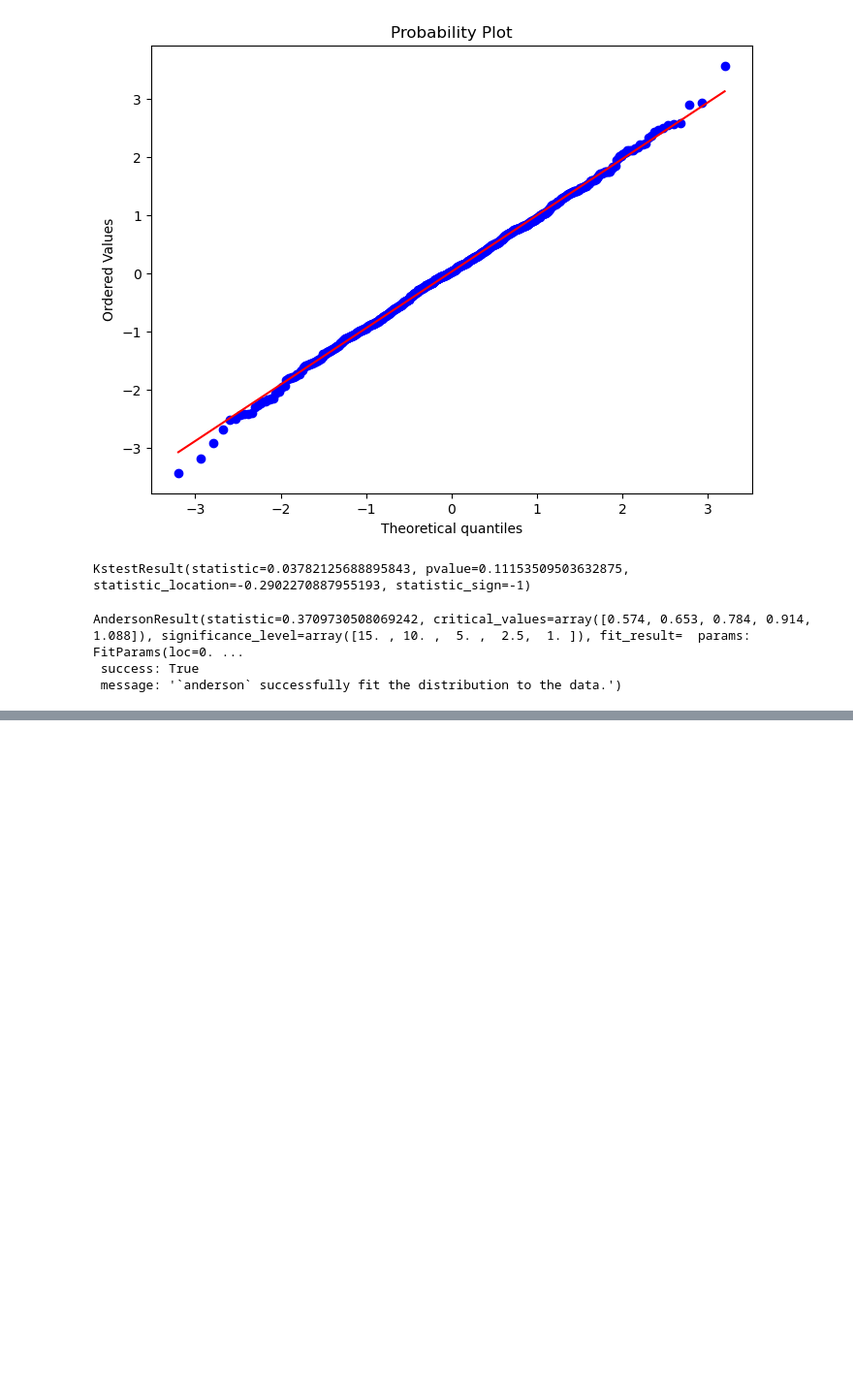
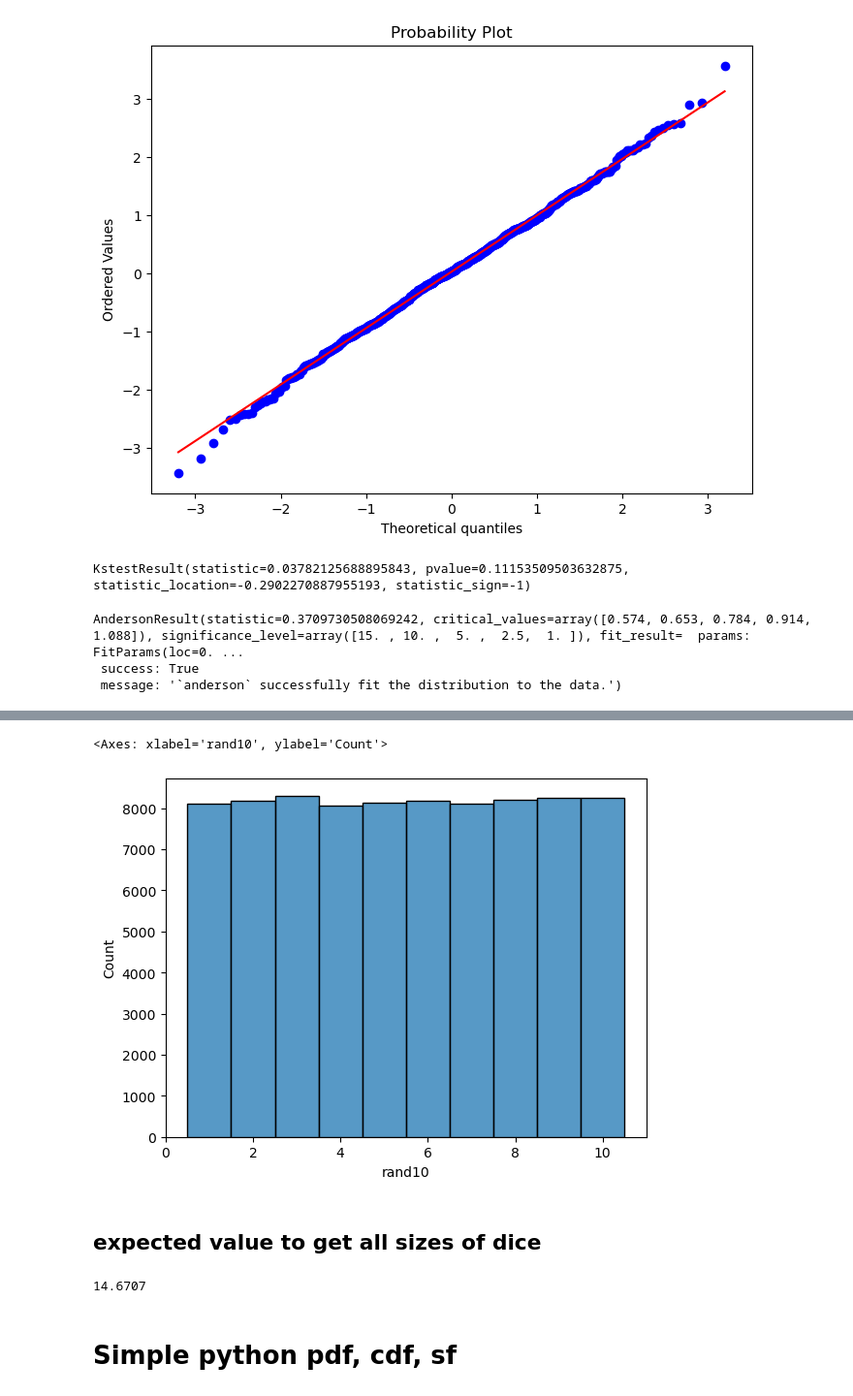
Before and after one commit to Xingchen-Yu/Python_stuff, a Jupyter notebook: Random_simulation.ipynb, the cells around one changed output, grey strips where cells are left out. Shown at 97% size. Cells and saved outputs as stored; diff of their text form; code cells hidden in the pictures; blank space fills up the shorter version.

```diff
--- a/Random_simulation.ipynb
+++ b/Random_simulation.ipynb
@@ -905,0 +1488,4 @@ AndersonResult(statistic=0.3709730508069242, critical_values=array([0.574, 0.653
+# %%
+temp = pd.DataFrame(np.random.randint(1, 8, size=(100000,2)),columns=['x','y'])
+# %%
+temp['new_value'] = (temp['x']-1) * 7 + temp['y']
@@ -905,0 +1504,4 @@ AndersonResult(statistic=0.3709730508069242, critical_values=array([0.574, 0.653
+# %%
+temp_new = temp.query('new_value<=40').reset_index(drop=True)
+# %%
+temp_new['rand10'] = pd.cut(temp_new['new_value'],bins=np.arange(0, 41, 4), labels=list(range(1,11)))
@@ -905,0 +1523,9 @@ AndersonResult(statistic=0.3709730508069242, critical_values=array([0.574, 0.653
+# %%
+import seaborn as sns
+
+sns.histplot(temp_new['rand10'])
+# %% [output]
+<Axes: xlabel='rand10', ylabel='Count'>
+[figure, added]
+# %% [markdown]
+## expected value to get all sizes of dice
@@ -905,0 +1544,6 @@ AndersonResult(statistic=0.3709730508069242, critical_values=array([0.574, 0.653
+# %%
+np.mean(out)
+# %% [output]
+14.6707
+# %% [markdown]
+# Simple python pdf, cdf, sf
```
Also changed, not shown: parts of 250 cells of this notebook, 3 other files.
